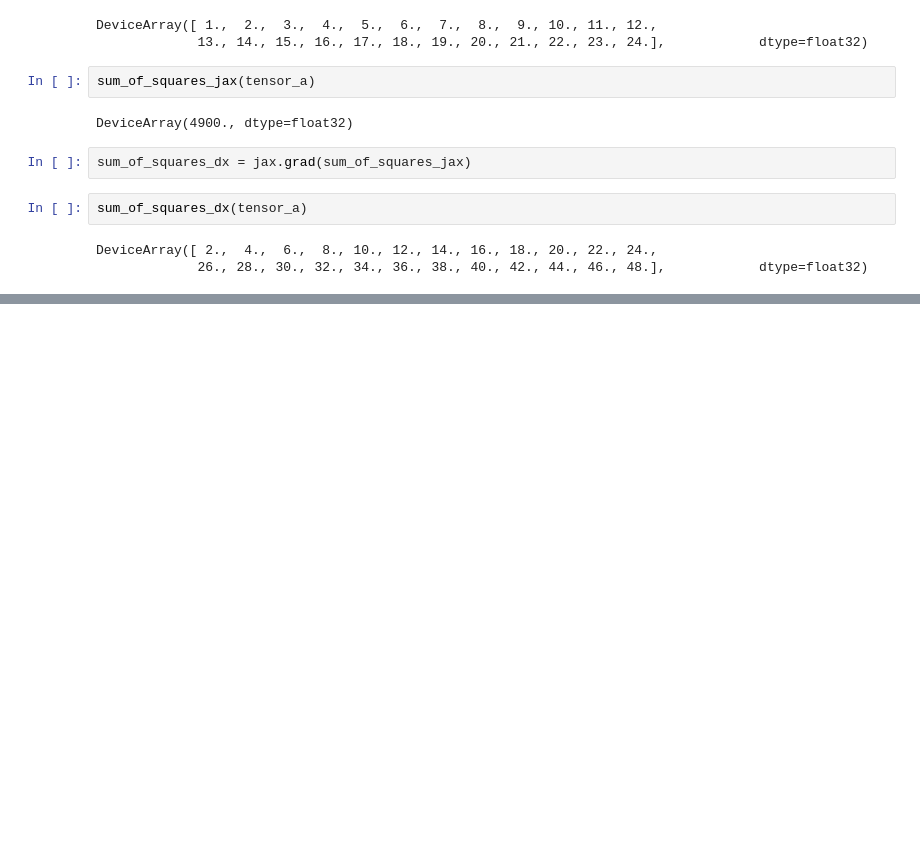
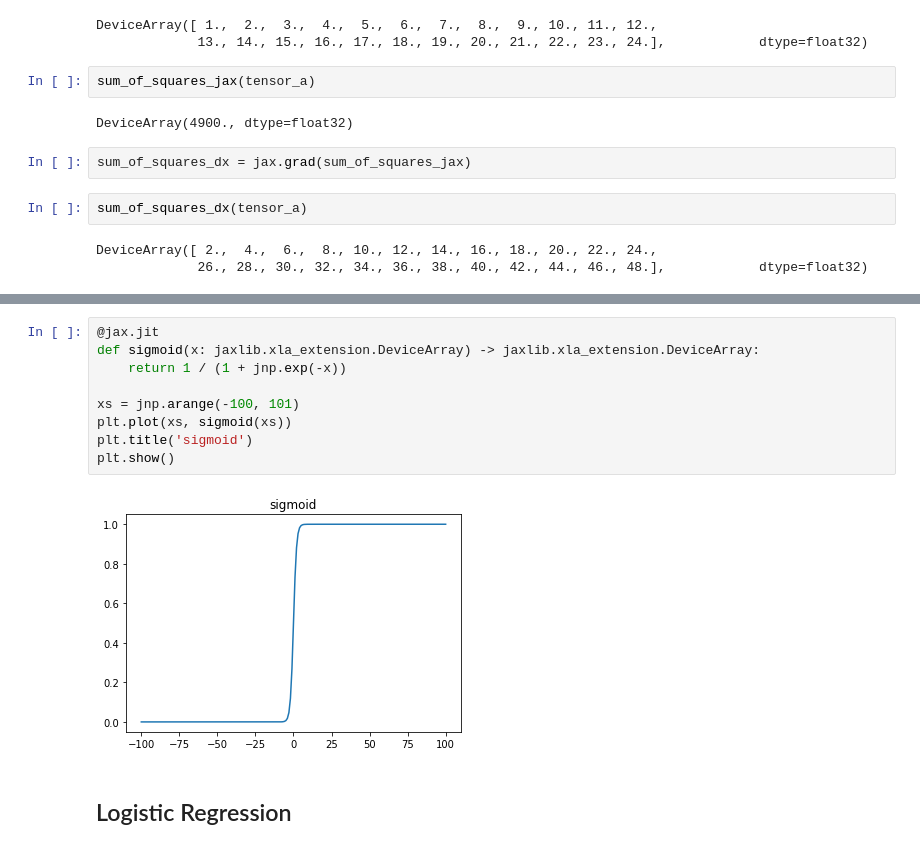
Before and after one commit to teruyuki-yamasaki/HelloBrax, a Jupyter notebook: jax0.ipynb, the cells around one changed output, grey strips where cells are left out. Saved outputs shown, nothing was run; the diff lists cells and outputs as text; blank space fills up the shorter version.

```diff
--- a/jax0.ipynb
+++ b/jax0.ipynb
@@ -148,0 +311,13 @@ DeviceArray([ 2.,  4.,  6.,  8., 10., 12., 14., 16., 18., 20., 22., 24.,
+# %%
+@jax.jit
+def sigmoid(x: jaxlib.xla_extension.DeviceArray) -> jaxlib.xla_extension.DeviceArray:
+    return 1 / (1 + jnp.exp(-x))
+
+xs = jnp.arange(-100, 101)
+plt.plot(xs, sigmoid(xs))
+plt.title('sigmoid')
+plt.show()
+# %% [output]
+[figure, added]
+# %% [markdown]
+## Logistic Regression
```
Also changed, not shown: parts of 41 cells of this notebook.
